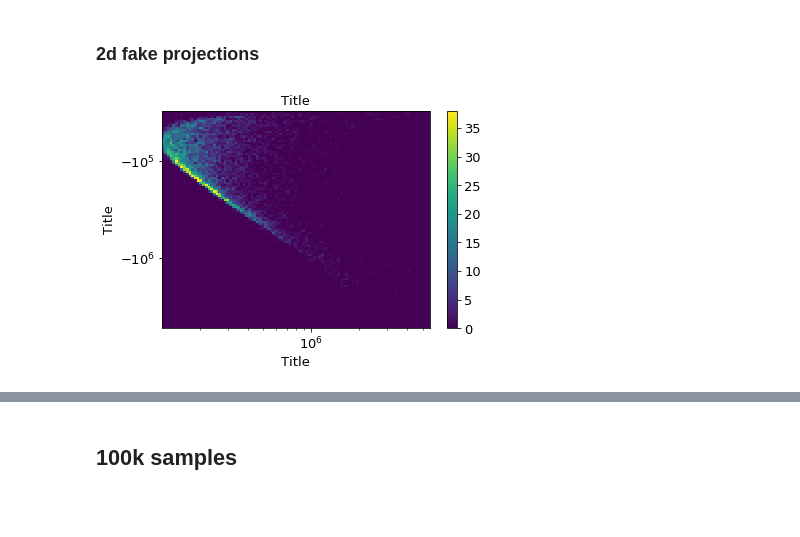
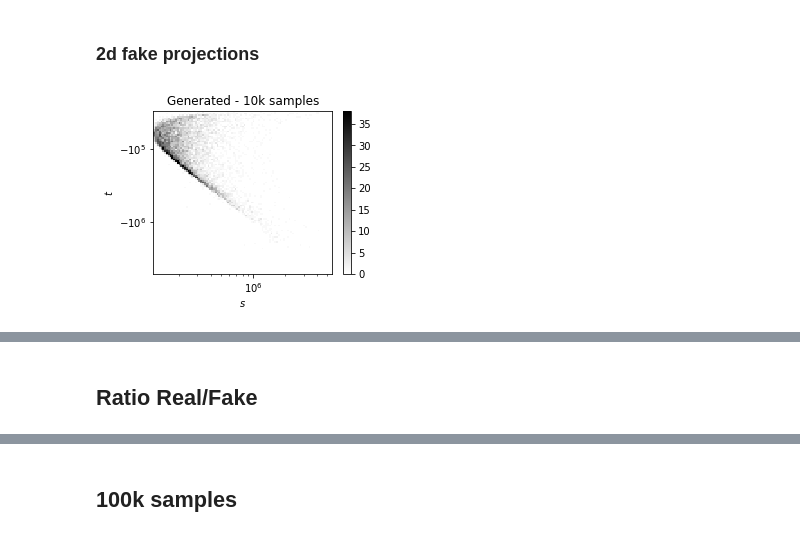
Before and after one commit to QTI-TH/style-qgan, a Jupyter notebook: classical-quantum-gan/results/plots_notebook/plots.ipynb, the cells around one changed output, grey strips where cells are left out. Drawn from its saved outputs; the diff is of its cells as text; code cells hidden in the pictures; blank space fills up the shorter version.

```diff
--- a/classical-quantum-gan/results/plots_notebook/plots.ipynb
+++ b/classical-quantum-gan/results/plots_notebook/plots.ipynb
@@ -550,46 +580,34 @@ fig.savefig(f"y-s_REAL_10k.png", bbox_inches='tight')
 ### 2d fake projections
 # %%
 H, xedges, yedges = np.histogram2d(x_real1, -1*x_real2, [np.logspace(np.log10(min(x_real1)),np.log10(max(x_real1)),bins),-1*np.logspace(np.log10(max(x_real2)),np.log10(min(x_real2)),bins)])
-fig = plt.figure()
-plt.title('Title',fontsize=13)
-plt.ylabel('Title', fontsize=13)
-plt.xlabel('Title', fontsize=13)
-plt.hist2d(x_fake1, -1*x_fake2, [np.logspace(np.log10(min(x_real1)),np.log10(max(x_real1)),bins),-1*np.logspace(np.log10(max(x_real2)),np.log10(min(x_real2)),bins)], color='red', vmax=max(H.flatten()), label='real', alpha=1.0, linewidths=0)
+plt.figure(figsize=(4,3))
+plt.title('Generated - 10k samples')
+plt.ylabel('$t$')
+plt.xlabel('$s$')
+plt.hist2d(x_fake1, -1*x_fake2, [np.logspace(np.log10(min(x_real1)),np.log10(max(x_real1)),bins),-1*np.logspace(np.log10(max(x_real2)),np.log10(min(x_real2)),bins)], color='red', vmax=max(H.flatten()), label='real', alpha=1.0, linewidths=0, rasterized=True, cmap="binary")
 cbar = plt.colorbar()
-for t in cbar.ax.get_yticklabels():
-     t.set_fontsize(13)
-plt.xticks(fontsize=13)
-plt.yticks(fontsize=13)
 plt.xscale('log')
 plt.yscale('symlog')
-fig.savefig(f"s-t_FAKE_10k.png", bbox_inches='tight')
+plt.savefig(f"s-t_FAKE_10k.pdf", bbox_inches='tight')
 
 H, xedges, yedges = np.histogram2d(-1*x_real2, x_real3, [-1*np.logspace(np.log10(max(x_real2)),np.log10(min(x_real2)),bins),np.linspace(min(x_real3),max(x_real3),bins)])
-fig = plt.figure()
-plt.title('Title',fontsize=13)
-plt.ylabel('Title', fontsize=13)
-plt.xlabel('Title', fontsize=13)
-plt.xticks(fontsize=13)
-plt.yticks(fontsize=13)
-plt.hist2d(-1*x_fake2, x_fake3, [-1*np.logspace(np.log10(max(x_real2)),np.log10(min(x_real2)),bins),np.linspace(min(x_real3),max(x_real3),bins)], color='red', vmax=max(H.flatten()), label='real', alpha=1.0, linewidths=0)
+plt.figure(figsize=(4,3))
+plt.title('Generated - 10k samples')
+plt.ylabel('$y$')
+plt.xlabel('$t$')
+plt.hist2d(-1*x_fake2, x_fake3, [-1*np.logspace(np.log10(max(x_real2)),np.log10(min(x_real2)),bins),np.linspace(min(x_real3),max(x_real3),bins)], color='red', vmax=max(H.flatten()), label='real', alpha=1.0, linewidths=0, rasterized=True, cmap="binary")
 cbar = plt.colorbar()
-for t in cbar.ax.get_yticklabels():
-     t.set_fontsize(13)
 plt.xscale('symlog')
-fig.savefig(f"t-y_FAKE_10k.png", bbox_inches='tight')
+plt.savefig(f"t-y_FAKE_10k.pdf", bbox_inches='tight')
 
 H, xedges, yedges = np.histogram2d(x_real3, x_real1, [np.linspace(min(x_real3),max(x_real3),bins),np.logspace(np.log10(min(x_real1)),np.log10(max(x_real1)),bins)])
-fig = plt.figure()
-plt.title('Title',fontsize=13)
-plt.ylabel('Title', fontsize=13)
-plt.xlabel('Title', fontsize=13)
-plt.xticks(fontsize=13)
-plt.yticks(fontsize=13)
-plt.hist2d(x_fake3, x_fake1, [np.linspace(min(x_real3),max(x_real3),bins),np.logspace(np.log10(min(x_real1)),np.log10(max(x_real1)),bins)], color='red', vmax=max(H.flatten()), label='real', alpha=1.0, linewidths=0)
+plt.figure(figsize=(4,3))
+plt.title('Generated - 10k samples')
+plt.ylabel('$s$')
+plt.xlabel('$y$')
+plt.hist2d(x_fake3, x_fake1, [np.linspace(min(x_real3),max(x_real3),bins),np.logspace(np.log10(min(x_real1)),np.log10(max(x_real1)),bins)], color='red', vmax=max(H.flatten()), label='real', alpha=1.0, linewidths=0, rasterized=True, cmap="binary")
 cbar = plt.colorbar()
-for t in cbar.ax.get_yticklabels():
-     t.set_fontsize(13)
 plt.yscale('log')
-fig.savefig(f"y-s_FAKE_10k.png", bbox_inches='tight')
+plt.savefig(f"y-s_FAKE_10k.pdf", bbox_inches='tight')
 # %% [output]
-[figure, old version]
+[figure, new version]
@@ -597,0 +616,2 @@ fig.savefig(f"y-s_FAKE_10k.png", bbox_inches='tight')
+# %% [markdown]
+## Ratio Real/Fake
```
Also changed, not shown: parts of 22 cells of this notebook, 57 other files.
